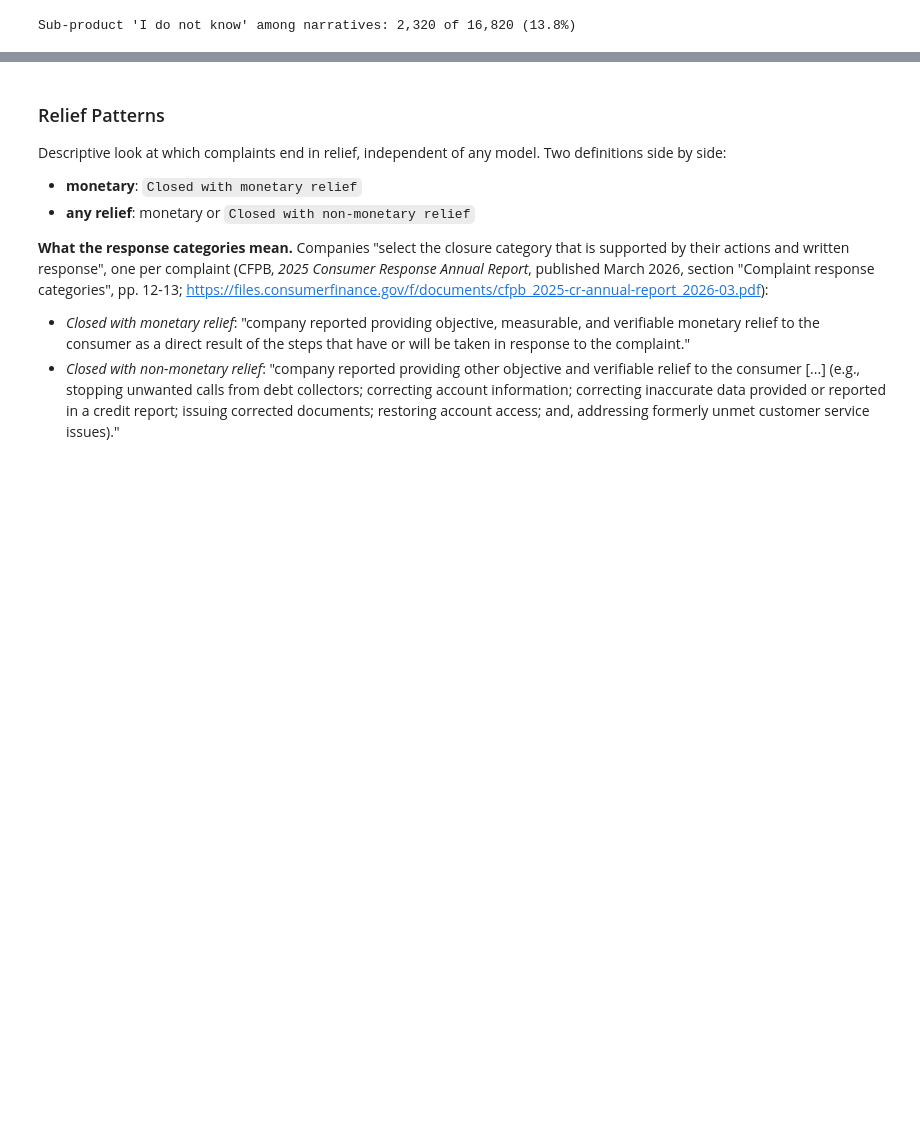
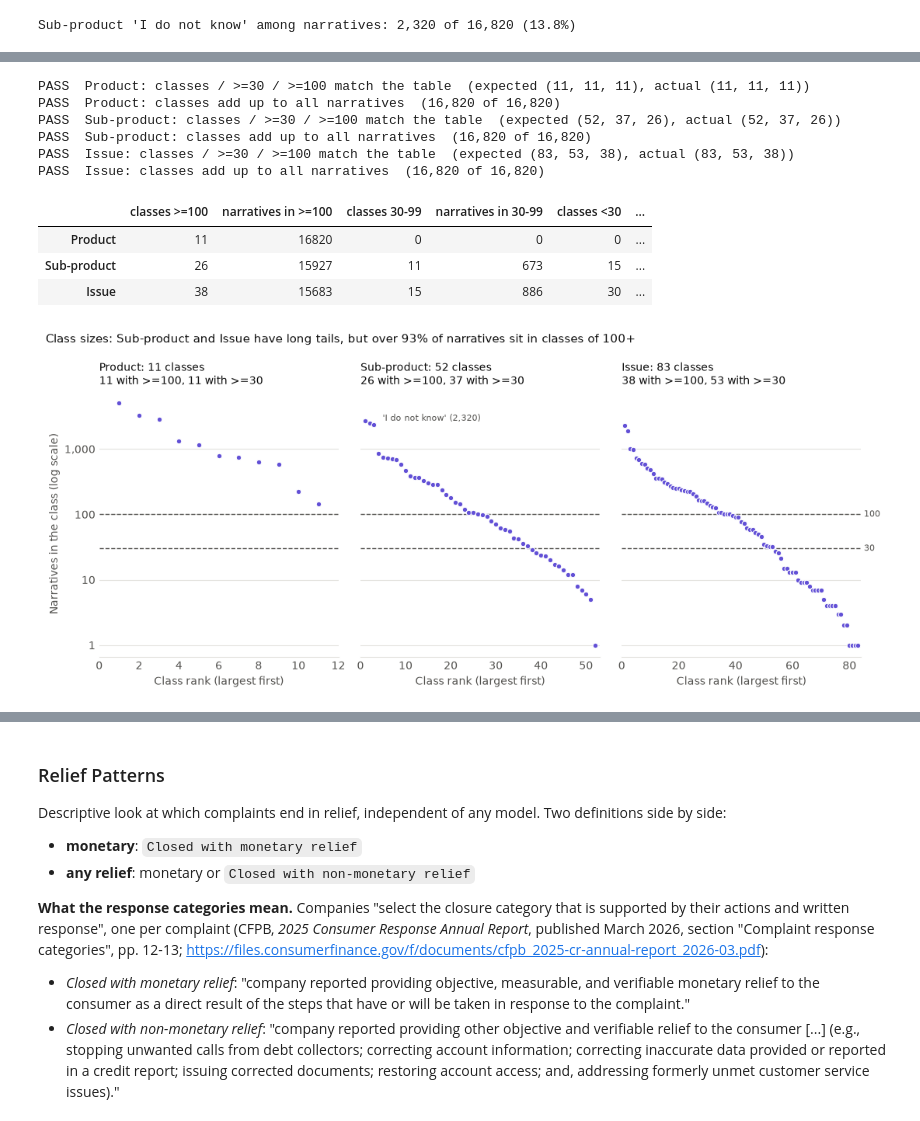
Before and after one commit to wynnther-triho/INFO-4340-Final-Project-CCDB, a Jupyter notebook: notebooks/final_project.ipynb, the cells around one changed output, grey strips where cells are left out. Cells and saved outputs as stored; diff of their text form; code cells hidden in the pictures; blank space fills up the shorter version.

```diff
--- a/notebooks/final_project.ipynb
+++ b/notebooks/final_project.ipynb
@@ -500,0 +505,78 @@ Sub-product 'I do not know' among narratives: 2,320 of 16,820 (13.8%)
+# %%
+# --- Chart: class sizes per target candidate --------------------------------
+CLASS_TARGETS = ["Product", "Sub-product", "Issue"]  # Company response is an outcome, not a "what is it about" label
+CLASS_COLOR = "#6250d6"  # palette slot 7; blue/orange stay reserved for all complaints vs. narratives
+
+class_sizes = {col: df_narrative[col].value_counts() for col in CLASS_TARGETS}
+
+# Checks: class counts match the Target Candidates table, and each target's classes cover every narrative
+results = []
+for col, vc in class_sizes.items():
+    row = targets.loc[col]
+    expected = (int(row["classes"]), int(row[f"classes_>={MIN_CLASS_SMALL}"]), int(row[f"classes_>={MIN_CLASS_LARGE}"]))
+    actual = (len(vc), int((vc >= MIN_CLASS_SMALL).sum()), int((vc >= MIN_CLASS_LARGE).sum()))
+    results += [
+        check(f"{col}: classes / >=30 / >=100 match the table", actual == expected, f"(expected {expected}, actual {actual})"),
+        check(f"{col}: classes add up to all narratives", vc.sum() == len(df_narrative), f"({vc.sum():,} of {len(df_narrative):,})"),
+    ]
+assert all(results), "A chart check failed; see the FAIL lines above"
+
+# How many narratives sit in each class-size band
+bands = pd.DataFrame({
+    col: {
+        "classes >=100": int((vc >= MIN_CLASS_LARGE).sum()),
+        "narratives in >=100": int(vc[vc >= MIN_CLASS_LARGE].sum()),
+        "classes 30-99": int(vc.between(MIN_CLASS_SMALL, MIN_CLASS_LARGE - 1).sum()),
+        "narratives in 30-99": int(vc[vc.between(MIN_CLASS_SMALL, MIN_CLASS_LARGE - 1)].sum()),
+        "classes <30": int((vc < MIN_CLASS_SMALL).sum()),
+        "narratives in <30": int(vc[vc < MIN_CLASS_SMALL].sum()),
+    }
+    for col, vc in class_sizes.items()
+}).T
+for band in ["100", "30-99", "30"]:
+    col = next(c for c in bands.columns if c.startswith("narratives") and c.endswith(band))
+    bands[col.replace("narratives", "%")] = (100 * bands[col] / len(df_narrative)).round(1)
+display(bands)
+
+# Plot: one panel per target, shared log y-axis
+fig, axes = plt.subplots(1, 3, figsize=(11, 4.8), sharey=True)
+for ax, (col, vc) in zip(axes, class_sizes.items()):
+    rank = np.arange(1, len(vc) + 1)
+    ax.scatter(rank, vc.values, s=22, color=CLASS_COLOR, edgecolor="white", linewidth=0.8, zorder=3)
+    for threshold in [MIN_CLASS_SMALL, MIN_CLASS_LARGE]:
+        ax.axhline(threshold, color=INK_MUTED, lw=1, ls="--", zorder=1)
+    if col == "Sub-product" and IDK in vc.index:
+        r = vc.index.get_loc(IDK) + 1
+        ax.annotate(f"'{IDK}' ({vc[IDK]:,})", (r, vc[IDK]), xytext=(8, 4), textcoords="offset points",
+                    fontsize=8, color=INK_MUTED)
+    n30, n100 = int((vc >= MIN_CLASS_SMALL).sum()), int((vc >= MIN_CLASS_LARGE).sum())
+    ax.set_title(f"{col}: {len(vc)} classes\n{n100} with >=100, {n30} with >=30", loc="left", fontsize=10, color=INK)
+    ax.set_yscale("log")
+    ax.set_xlim(0, len(vc) + 1)
+    ax.set_xlabel("Class rank (largest first)", color=INK_MUTED)
+    ax.grid(axis="y", color=GRID, lw=0.8)
+    ax.set_axisbelow(True)
+    ax.tick_params(which="both", colors=INK_MUTED, length=0)
+    for side in ["top", "right", "left"]:
+        ax.spines[side].set_visible(False)
+    ax.spines["bottom"].set_color(GRID)
+
+axes[0].yaxis.set_major_formatter(matplotlib.ticker.FuncFormatter(lambda v, _: f"{v:,.0f}"))
+axes[0].set_ylabel("Narratives in the class (log scale)", color=INK_MUTED)
+for threshold in [MIN_CLASS_SMALL, MIN_CLASS_LARGE]:
+    axes[-1].text(axes[-1].get_xlim()[1], threshold, f" {threshold}", va="center", ha="left", fontsize=8, color=INK_MUTED)
+fig.suptitle("Class sizes: Sub-product and Issue have long tails, but over 93% of narratives sit in classes of 100+", x=0.01, ha="left", fontsize=11, color=INK)
+fig.tight_layout()
+plt.show()
+# %% [output]
+PASS  Product: classes / >=30 / >=100 match the table  (expected (11, 11, 11), actual (11, 11, 11))
+PASS  Product: classes add up to all narratives  (16,820 of 16,820)
+PASS  Sub-product: classes / >=30 / >=100 match the table  (expected (52, 37, 26), actual (52, 37, 26))
+PASS  Sub-product: classes add up to all narratives  (16,820 of 16,820)
+PASS  Issue: classes / >=30 / >=100 match the table  (expected (83, 53, 38), actual (83, 53, 38))
+PASS  Issue: classes add up to all narratives  (16,820 of 16,820)
+|  | classes >=100 | narratives in >=100 | classes 30-99 | narratives in 30-99 | classes <30 | ... |
+| Product | 11 | 16820 | 0 | 0 | 0 | ... |
+| Sub-product | 26 | 15927 | 11 | 673 | 15 | ... |
+| Issue | 38 | 15683 | 15 | 886 | 30 | ... |
+[figure, added]
```
Also changed, not shown: parts of 2 cells of this notebook.
